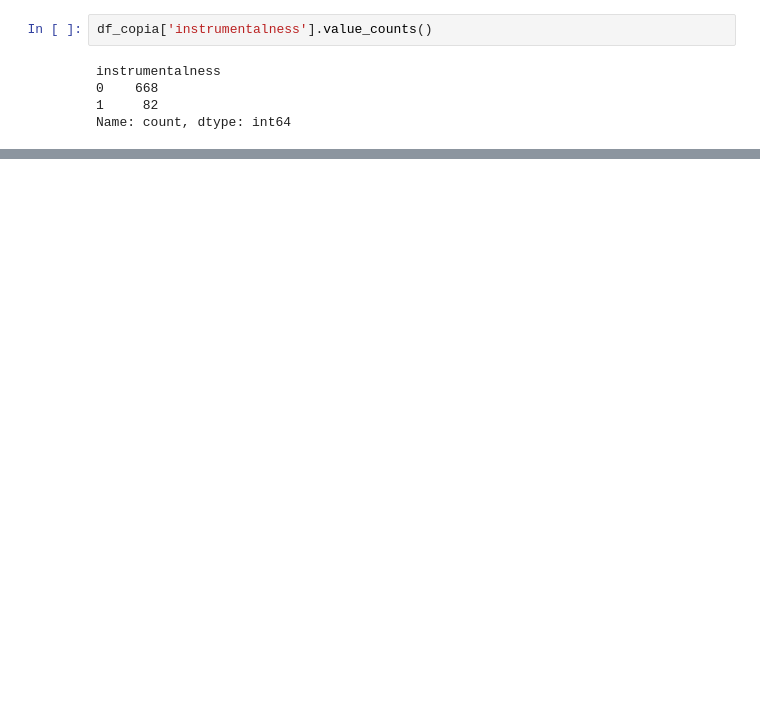
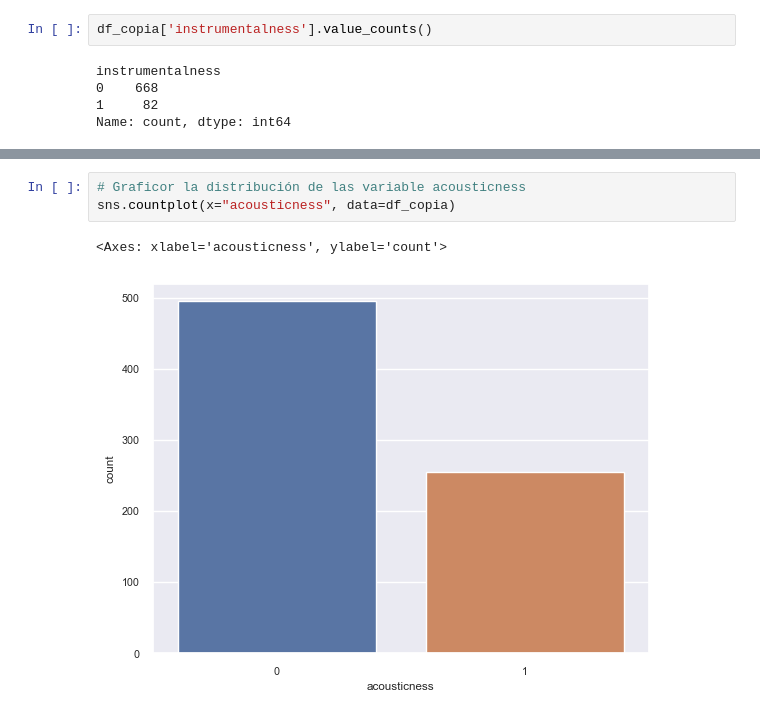
Before and after one commit to jorgeceferinovaldez/tp_final_analisis_datos, a Jupyter notebook: tp_grupal.ipynb, the cells around one changed output, grey strips where cells are left out. Cells and saved outputs as stored; diff of their text form; blank space fills up the shorter version.

```diff
--- a/tp_grupal.ipynb
+++ b/tp_grupal.ipynb
@@ -360,0 +454,6 @@ df_copia
+# %%
+# Graficor la distribución de las variable acousticness
+sns.countplot(x="acousticness", data=df_copia)
+# %% [output]
+<Axes: xlabel='acousticness', ylabel='count'>
+[figure, added]
```
Also changed, not shown: parts of 46 cells of this notebook, 1 other file.
